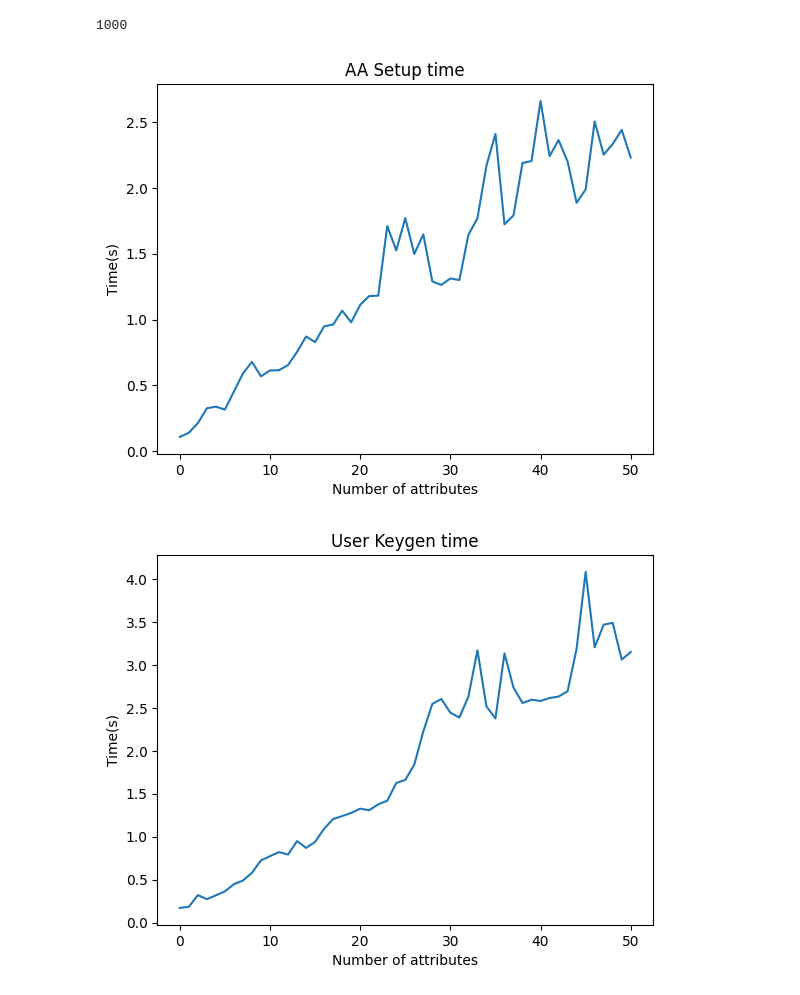
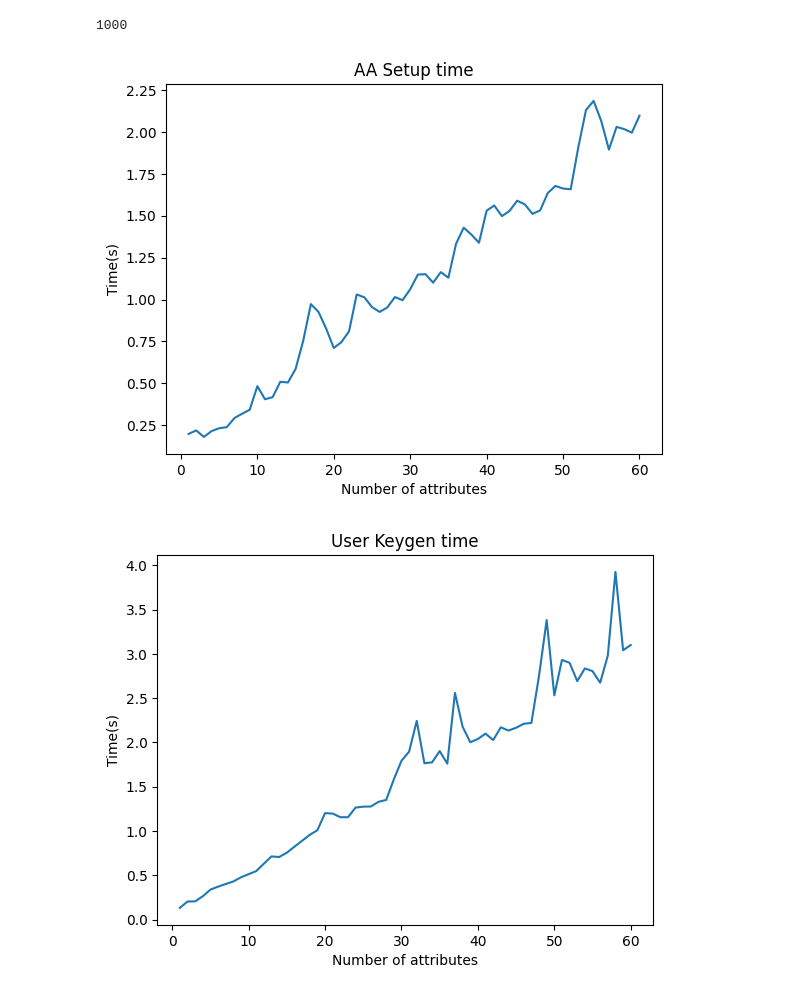
Before and after one commit to luongdinhduc0001/crypto, a Jupyter notebook: test.ipynb, the cells around one changed output. Saved outputs shown, nothing was run; the diff lists cells and outputs as text; code cells hidden in the pictures.

```diff
--- a/test.ipynb
+++ b/test.ipynb
@@ -223,6 +223,6 @@ GPP
  'H': <function __main__.MAABE_YJ14.setup.<locals>.<lambda>(x)>}
 # %%
 attributes = []
-for i in range(1,51):
+for i in range(1,61):
     attributes.append("ATTR"+str(i))
 # %%
@@ -298,7 +303,7 @@ def gen_policy(num_attr):
     return policy
 # %%
 AA_time = []
-for i in range(0, 51):
+for i in range(1, 61):
     j = i
     if i == 0:
         j = 1
@@ -307,16 +312,16 @@ for i in range(0, 51):
 import matplotlib.pyplot as plt
 # %%
 # Vẽ đồ thị
-plt.plot(list(range(0,51)), AA_time)
+plt.plot(list(range(1,61)), AA_time)
 # Thêm tiêu đề và nhãn trục
 plt.title('AA Setup time')
 plt.xlabel('Number of attributes')
 plt.ylabel('Time(s)')
 plt.savefig('AASetup.png')
 
 # Hiển thị đồ thị
 plt.show()
 # %% [output]
-[figure, old version]
+[figure, new version]
 # %%
 userKeygen_times = []
@@ -328,9 +333,9 @@ for i in range(0,51):
 # %%
-plt.plot(list(range(0,51)), userKeygen_times)
+plt.plot(list(range(1,61)), userKeygen_times)
 plt.title('User Keygen time')
 plt.xlabel('Number of attributes')
 plt.ylabel('Time(s)')
 plt.savefig('UserKeygen.png')
 # %% [output]
-[figure, old version]
+[figure, new version]
 # %%
```
Also changed, not shown: parts of 12 cells of this notebook.
